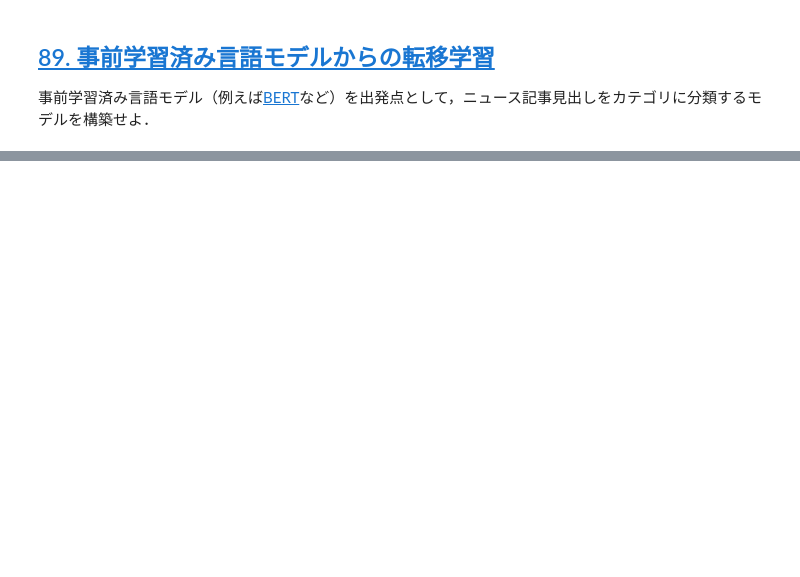
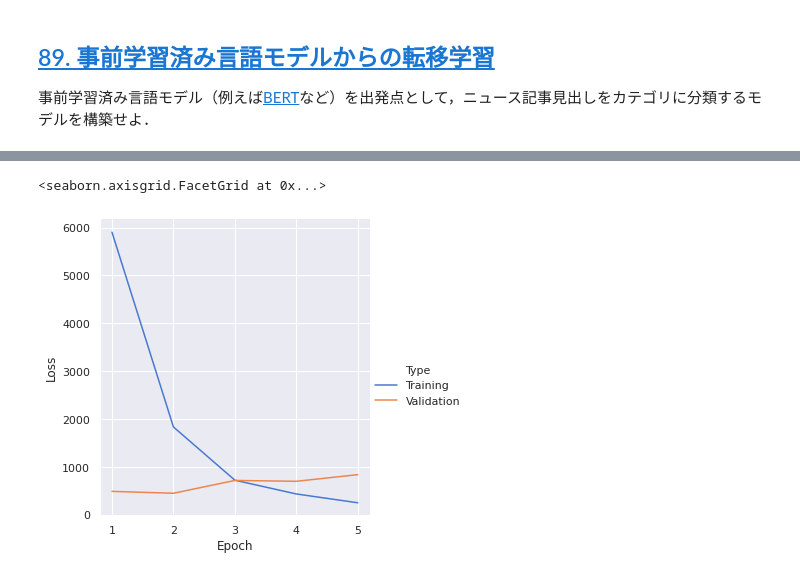
Before and after one commit to infhyroyage/PracticeNLP100Knocks2020, a Jupyter notebook: Chapter09.ipynb, the cells around one changed output, grey strips where cells are left out. Cells and saved outputs as stored; diff of their text form; code cells hidden in the pictures; blank space fills up the shorter version.

```diff
--- a/Chapter09.ipynb
+++ b/Chapter09.ipynb
@@ -1026,0 +1021,18 @@ sns.relplot(x="Epoch",
+# %%
+# 事前学習済の「Embedding層+BERT12層」の後に、Dropout層とAffine層を追加し、
+# Embedding層、および、Affine層のみ転移学習する
+network89 = BertForSequenceClassification.from_pretrained("bert-base-uncased",
+                                                          output_attentions=False,
+                                                          output_hidden_states=False,
+                                                          num_labels=4).to(device)
+for param in network89.bert.encoder.parameters():
+    param.requires_grad = False
+# %%
+epoch, batch_size = 5, 32
+loader89_train = torch.utils.data.DataLoader(dataset81_train,
+                                             batch_size=batch_size,
+                                             collate_fn=news_aggregator_collate_fn,
+                                             shuffle=True)
+loader89_valid = torch.utils.data.DataLoader(dataset81_valid,
+                                             batch_size=1,
+                                             shuffle=True)
@@ -1026,0 +1100,9 @@ sns.relplot(x="Epoch",
+# %%
+sns.relplot(x="Epoch",
+            y="Loss",
+            hue="Type",
+            kind="line",
+            data=pd.DataFrame(result89))
+# %% [output]
+<seaborn.axisgrid.FacetGrid at 0x...>
+[figure, added]
```
Also changed, not shown: parts of 22 cells of this notebook.
